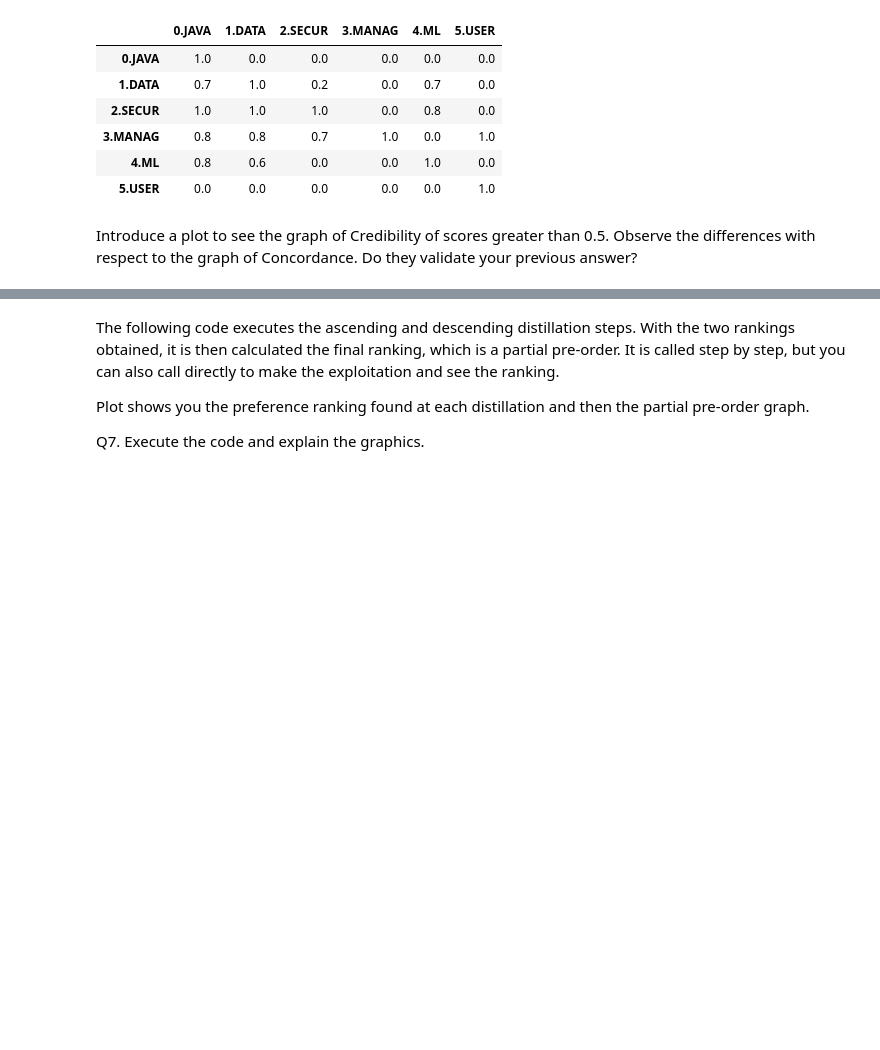
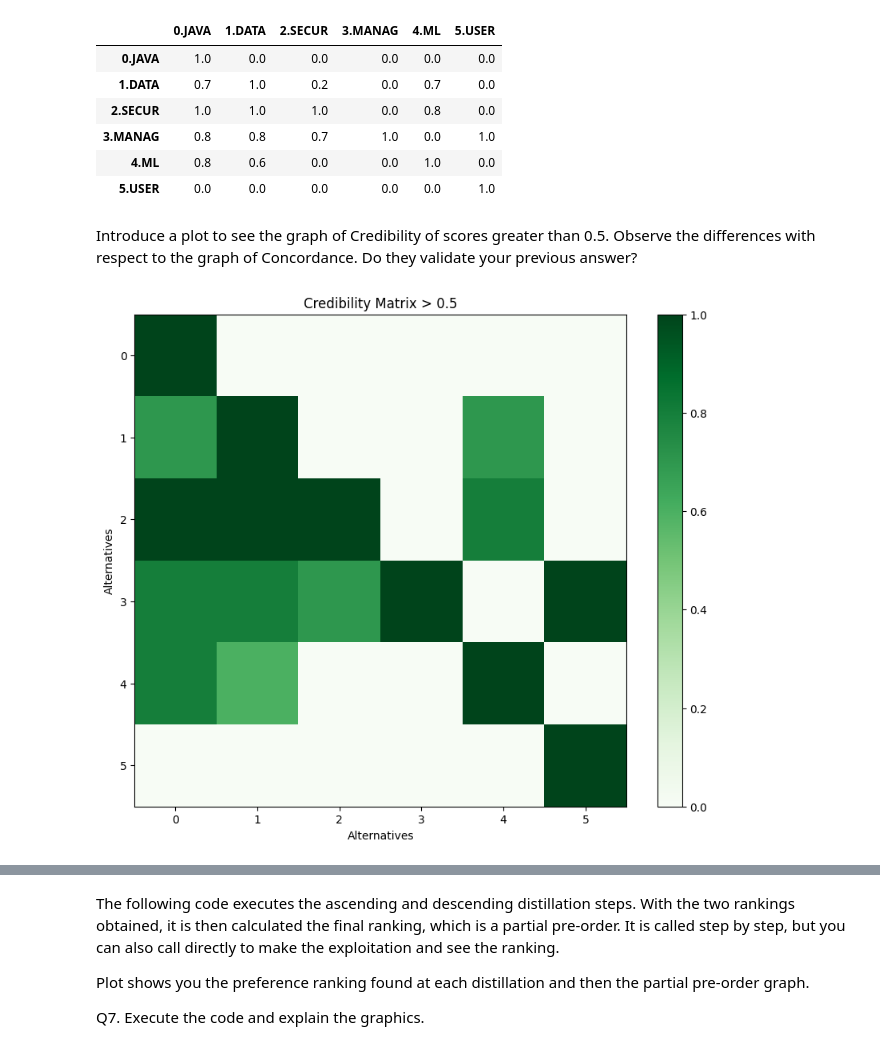
Before and after one commit to hany019/A1, a Jupyter notebook: Task6_2_ELECTRE_III_jobs_ranking.ipynb, the cells around one changed output, grey strips where cells are left out. Drawn from its saved outputs; the diff is of its cells as text; code cells hidden in the pictures; blank space fills up the shorter version.

```diff
--- a/Task6_2_ELECTRE_III_jobs_ranking.ipynb
+++ b/Task6_2_ELECTRE_III_jobs_ranking.ipynb
@@ -271,3 +366,22 @@ credibility_matrix
 | 5.USER | 0.0 | 0.0 | 0.0 | 0.0 | 0.0 | 1.0 |
 # %% [markdown]
 Introduce a plot to see the graph of Credibility of scores greater than 0.5. Observe the differences with respect to the graph of Concordance. Do they validate your previous answer?
+# %%
+
+
+# Assuming the 'electre3' instance and 'performance_table' are already set up
+credibility_matrix = electre3.construct(performance_table)
+
+# Filter the matrix to only include values greater than 0.5
+cred_filtered = np.where(credibility_matrix > 0.5, credibility_matrix, 0)
+
+# Plotting the Credibility Matrix with values greater than 0.5
+plt.figure(figsize=(10, 8))
+plt.imshow(cred_filtered, cmap='Greens', interpolation='nearest')
+plt.colorbar()
+plt.title('Credibility Matrix > 0.5')
+plt.xlabel('Alternatives')
+plt.ylabel('Alternatives')
+plt.show()
+# %% [output]
+[figure, added]
```
Also changed, not shown: parts of 10 cells of this notebook.
